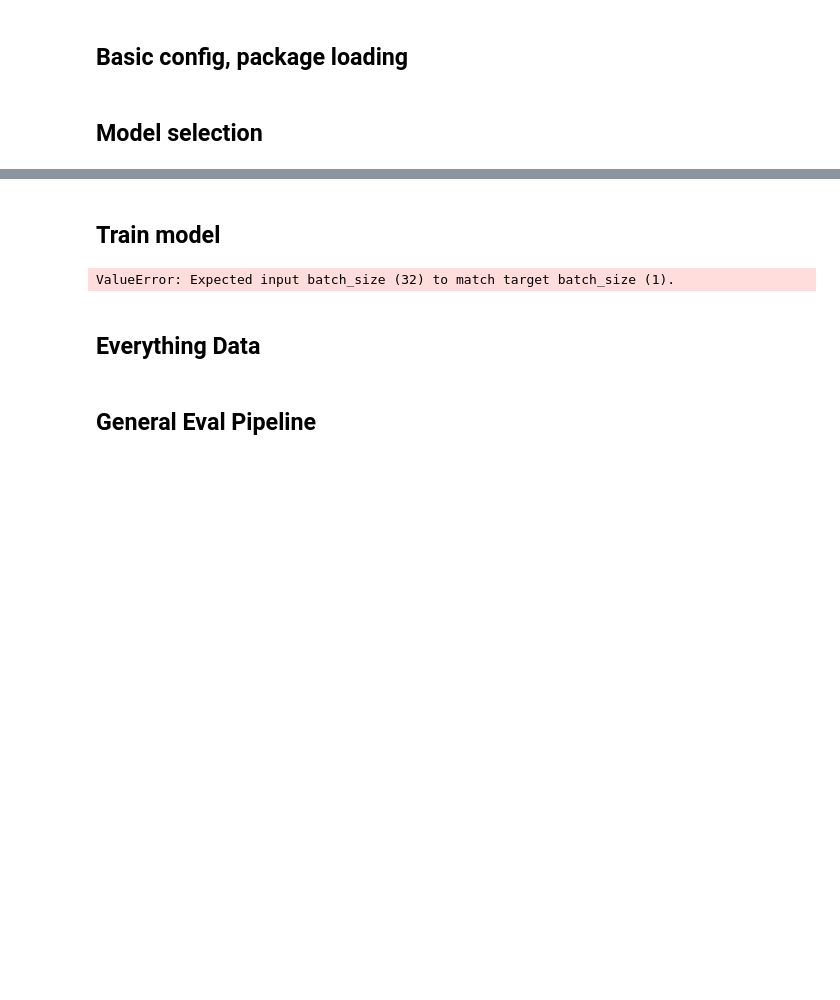
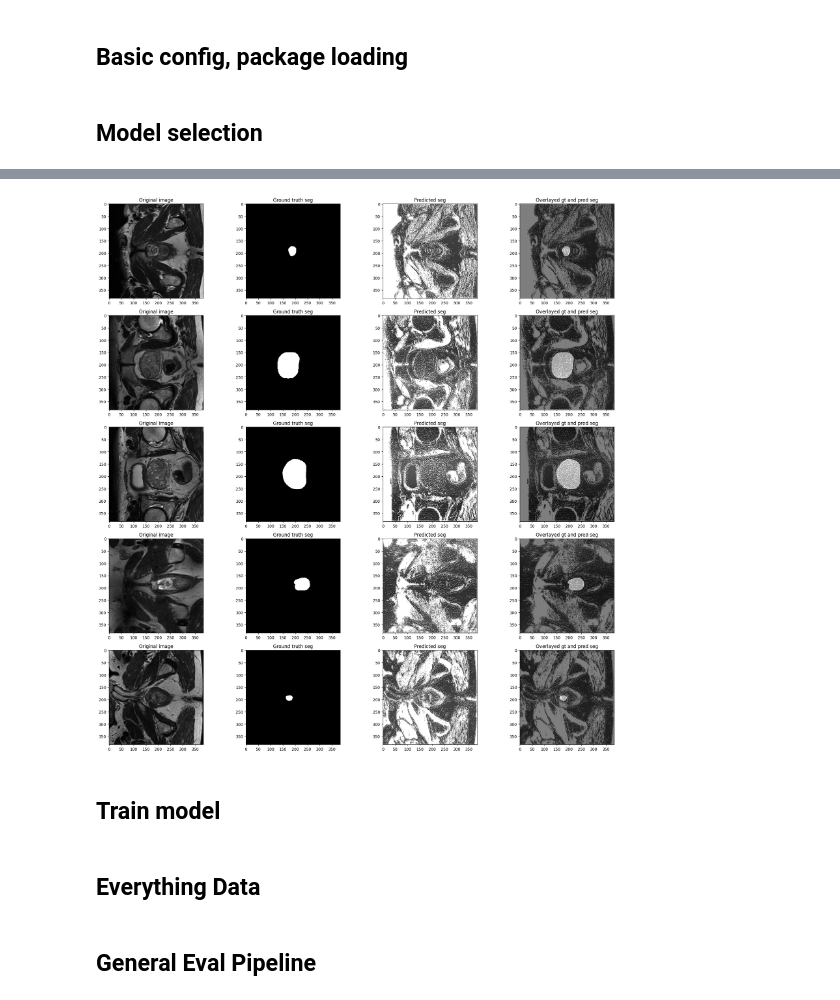
Before and after one commit to sgomezru/ModelAdapter, a Jupyter notebook: src/notebooks/tutorial.ipynb, the cells around one changed output, grey strips where cells are left out. Drawn from its saved outputs; the diff is of its cells as text; code cells hidden in the pictures; blank space fills up the shorter version.

```diff
--- a/src/notebooks/tutorial.ipynb
+++ b/src/notebooks/tutorial.ipynb
@@ -78,2 +63,36 @@ View run at https://wandb.ai/sgomezr/MyProj/runs/8y4xbguz/workspace
+# %%
+from pathlib import Path
+pmri_data_path = Path('/data/Data/PMRI').resolve()
+data_train = MultisiteMRIProstateDataset(pmri_data_path, 'siemens', 'train', load_only_present=True)
+data_valid = MultisiteMRIProstateDataset(pmri_data_path, 'siemens', 'valid', load_only_present=True)
+# %%
+import numpy as np
+import torch
+
+num_imgs = 5
+indices = np.random.randint(0, len(data_valid), num_imgs)
+fig, axs  = plt.subplots(num_imgs, 4, figsize=(20,20))
+data = data_valid[indices]
+images = data['input'].permute(3, 0, 1, 2)
+labels = data['target'].permute(3, 0, 1, 2)
+with torch.no_grad():
+    unet.eval()
+    pred = unet(images.float().cuda())
+    pred = torch.argmax(pred, dim = 1).detach().cpu()
+
+for i in range(num_imgs):
+    axs[i][0].set_title('Original image')
+    axs[i][0].imshow(images[i].squeeze(), cmap='gray')
+    axs[i][1].set_title('Ground truth seg')
+    axs[i][1].imshow(labels[i].squeeze(), cmap='gray')
+    axs[i][2].set_title('Predicted seg')
+    axs[i][2].imshow(pred[i], cmap='gray')
+    axs[i][3].set_title('Overlayed gt and pred seg')
+    axs[i][3].imshow(labels[i].squeeze(), cmap='gray')
+    axs[i][3].imshow(pred[i], cmap='gray', alpha=0.5)
+
+plt.tight_layout()
+# %% [output]
+[figure, added]
 # %% [markdown]
 ## Train model
@@ -87,7 +99,3 @@ pmri_trainer = get_unet_trainer(cfg=cfg, train_loader=train_loader, val_loader=v
-# %%
-pmri_trainer.fit()
-# %% [output]
-ValueError: Expected input batch_size (32) to match target batch_size (1).
 # %% [markdown]
 ## Everything Data
 # %%
```
Also changed, not shown: parts of 7 cells of this notebook, 5 other files.
